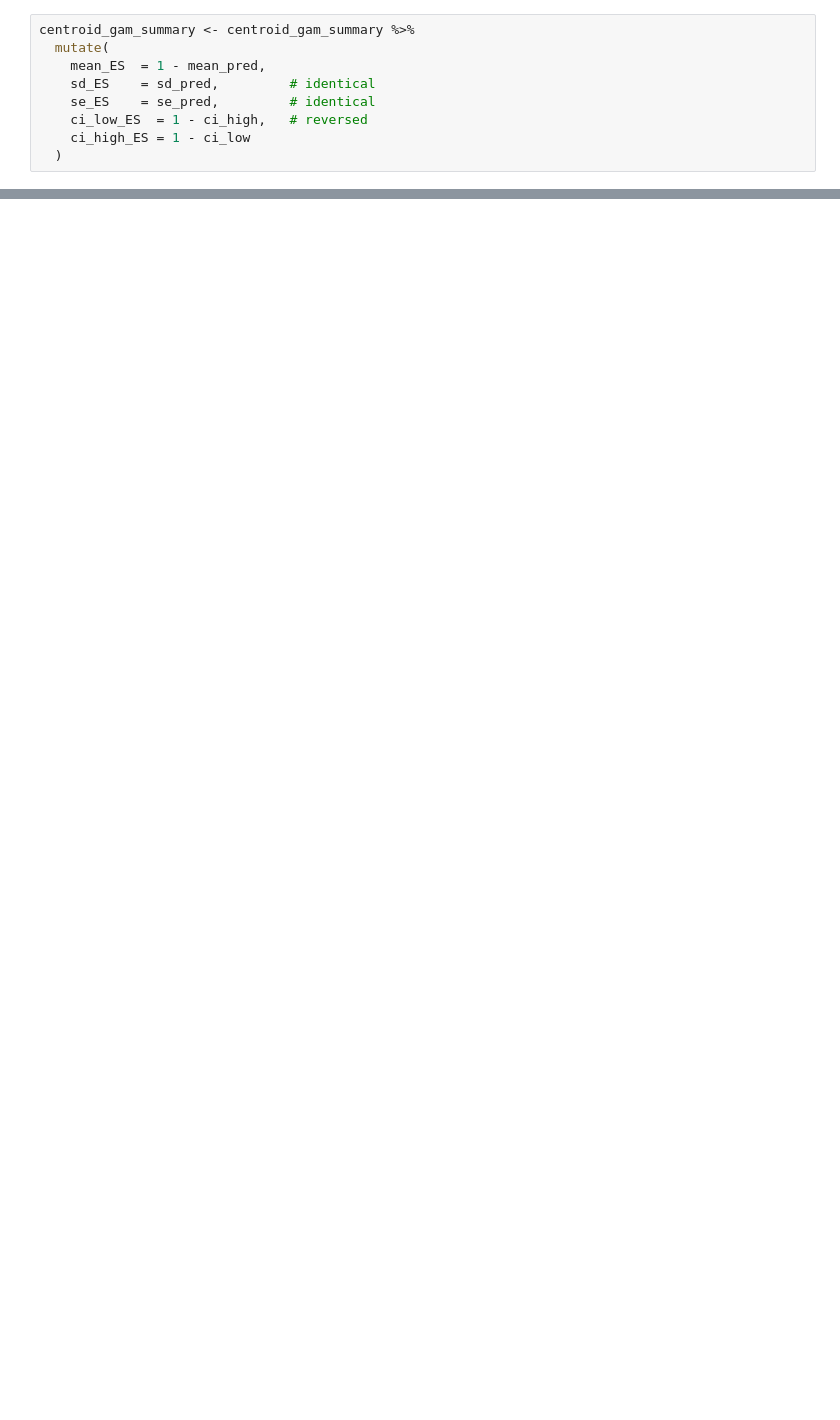
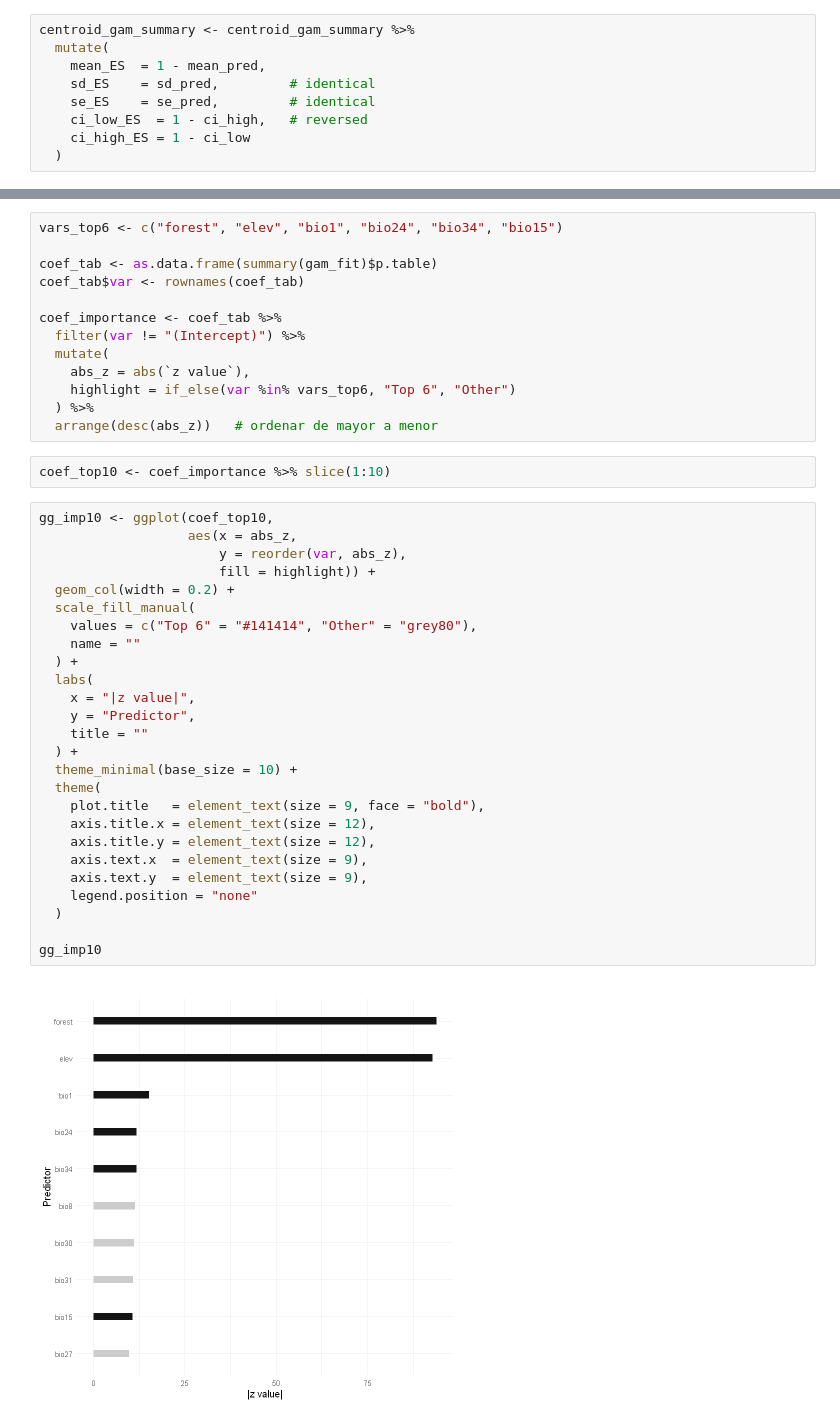
Before and after one commit to jorgelizarazo94/Maple_Quebecois, a Jupyter notebook: R_GLMM.ipynb, the cells around one changed output, grey strips where cells are left out. Drawn from its saved outputs; the diff is of its cells as text; blank space fills up the shorter version.

```diff
--- a/R_GLMM.ipynb
+++ b/R_GLMM.ipynb
@@ -788,0 +810,43 @@ A tibble: 24 × 14
+# %%
+vars_top6 <- c("forest", "elev", "bio1", "bio24", "bio34", "bio15")
+
+coef_tab <- as.data.frame(summary(gam_fit)$p.table)
+coef_tab$var <- rownames(coef_tab)
+
+coef_importance <- coef_tab %>%
+  filter(var != "(Intercept)") %>%
+  mutate(
+    abs_z = abs(`z value`),
+    highlight = if_else(var %in% vars_top6, "Top 6", "Other")
+  ) %>%
+  arrange(desc(abs_z))   # ordenar de mayor a menor
+# %%
+coef_top10 <- coef_importance %>% slice(1:10)
+# %%
+gg_imp10 <- ggplot(coef_top10,
+                   aes(x = abs_z,
+                       y = reorder(var, abs_z),
+                       fill = highlight)) +
+  geom_col(width = 0.2) +
+  scale_fill_manual(
+    values = c("Top 6" = "#141414", "Other" = "grey80"),
+    name = ""
+  ) +
+  labs(
+    x = "|z value|",
+    y = "Predictor",
+    title = ""
+  ) +
+  theme_minimal(base_size = 10) +
+  theme(
+    plot.title   = element_text(size = 9, face = "bold"),
+    axis.title.x = element_text(size = 12),
+    axis.title.y = element_text(size = 12),
+    axis.text.x  = element_text(size = 9),
+    axis.text.y  = element_text(size = 9),
+    legend.position = "none"
+  )
+
+gg_imp10
+# %% [output]
+[figure, added]
```
Also changed, not shown: parts of 6 cells of this notebook.
